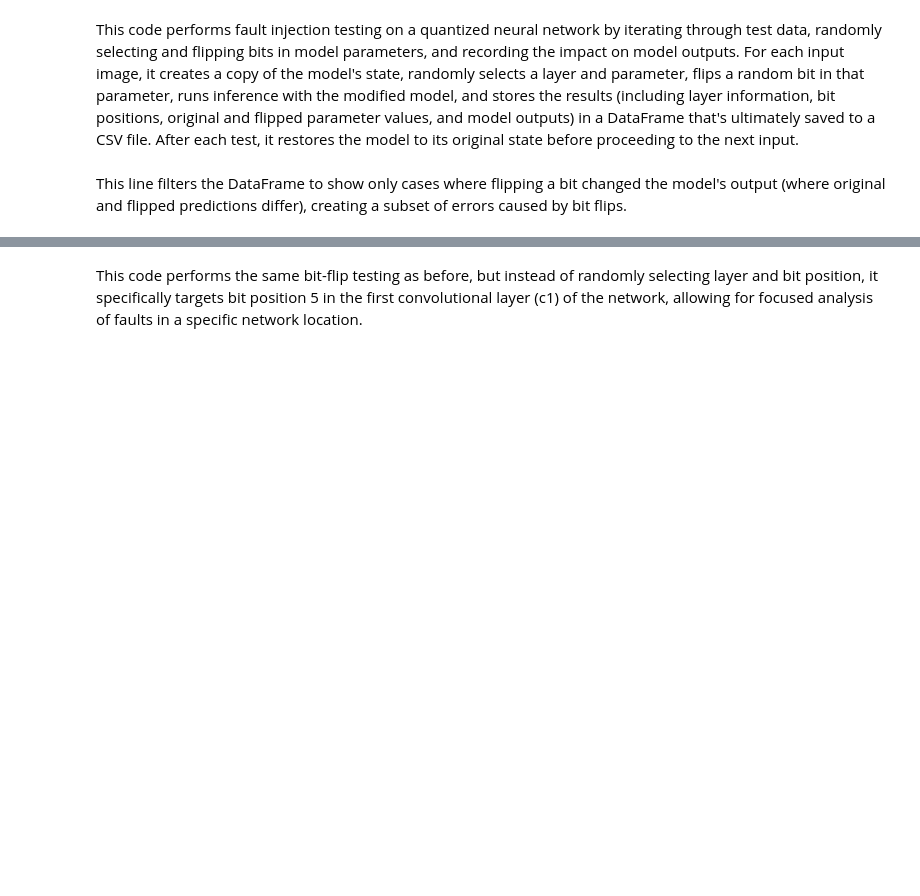
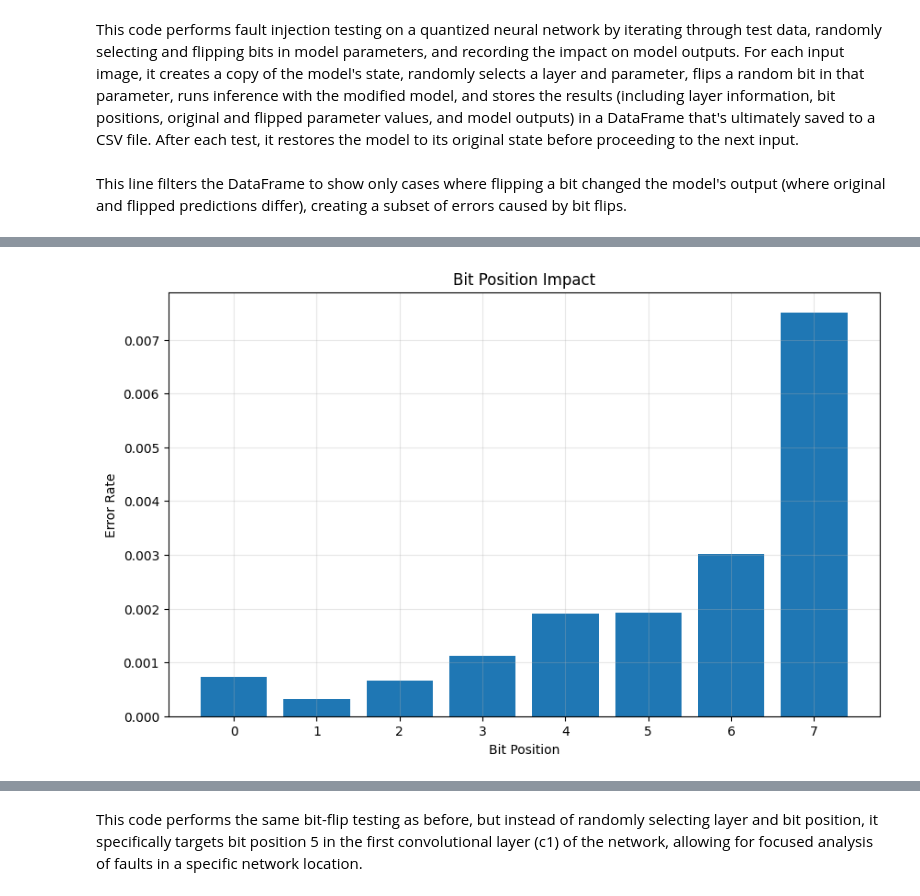
Before and after one commit to zlpkhr/lenet, a Jupyter notebook: lenet.ipynb, the cells around one changed output, grey strips where cells are left out. Saved outputs shown, nothing was run; the diff lists cells and outputs as text; code cells hidden in the pictures; blank space fills up the shorter version.

```diff
--- a/lenet.ipynb
+++ b/lenet.ipynb
@@ -502,0 +538,14 @@ rand_errors_df
+# %%
+# Bit position impact
+bit_stats = df_rand.groupby("bit_position").apply(
+   lambda x: (x["original_output"] != x["flipped_output"]).mean()
+).reset_index(name="error_rate")
+
+plt.figure(figsize=(10, 6))
+plt.bar(bit_stats["bit_position"], bit_stats["error_rate"])
+plt.title("Bit Position Impact")
+plt.xlabel("Bit Position")
+plt.ylabel("Error Rate")
+plt.grid(True, alpha=0.3)
+# %% [output]
+[figure, added]
```
Also changed, not shown: parts of 7 cells of this notebook, 2 other files.
